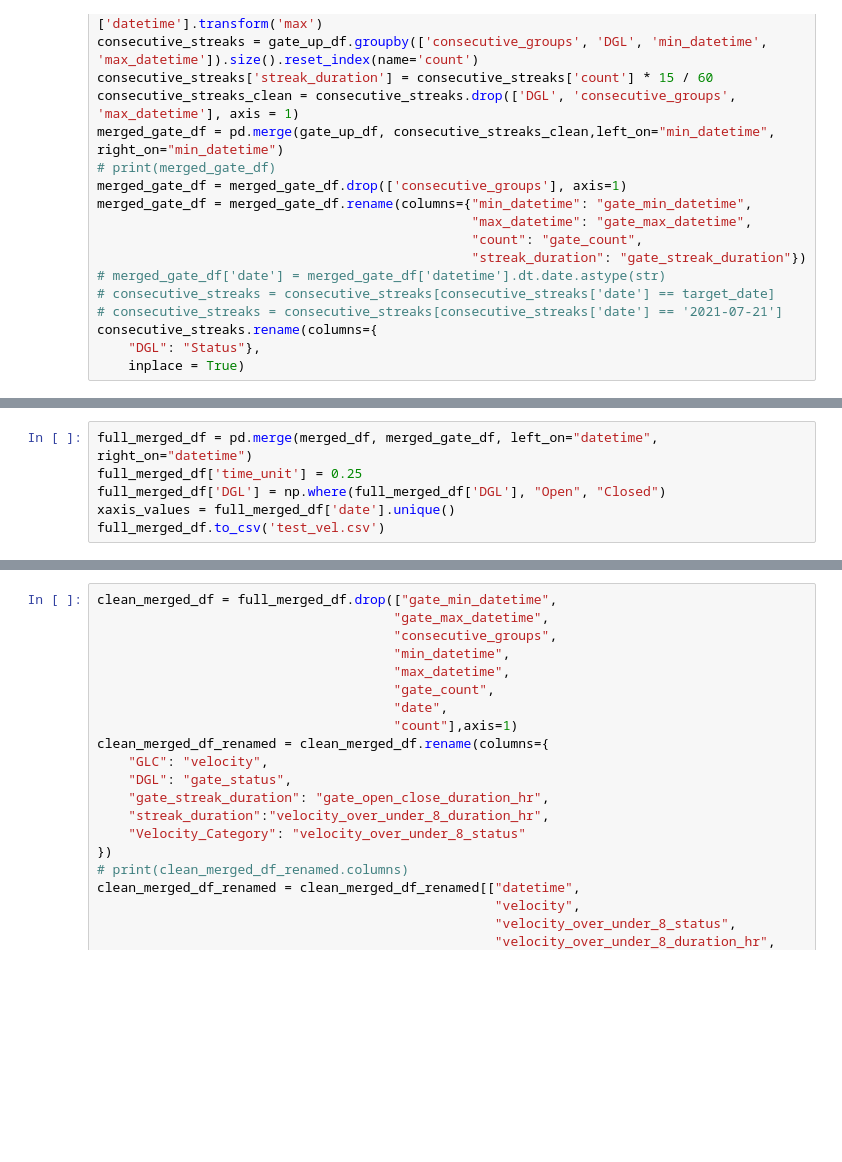
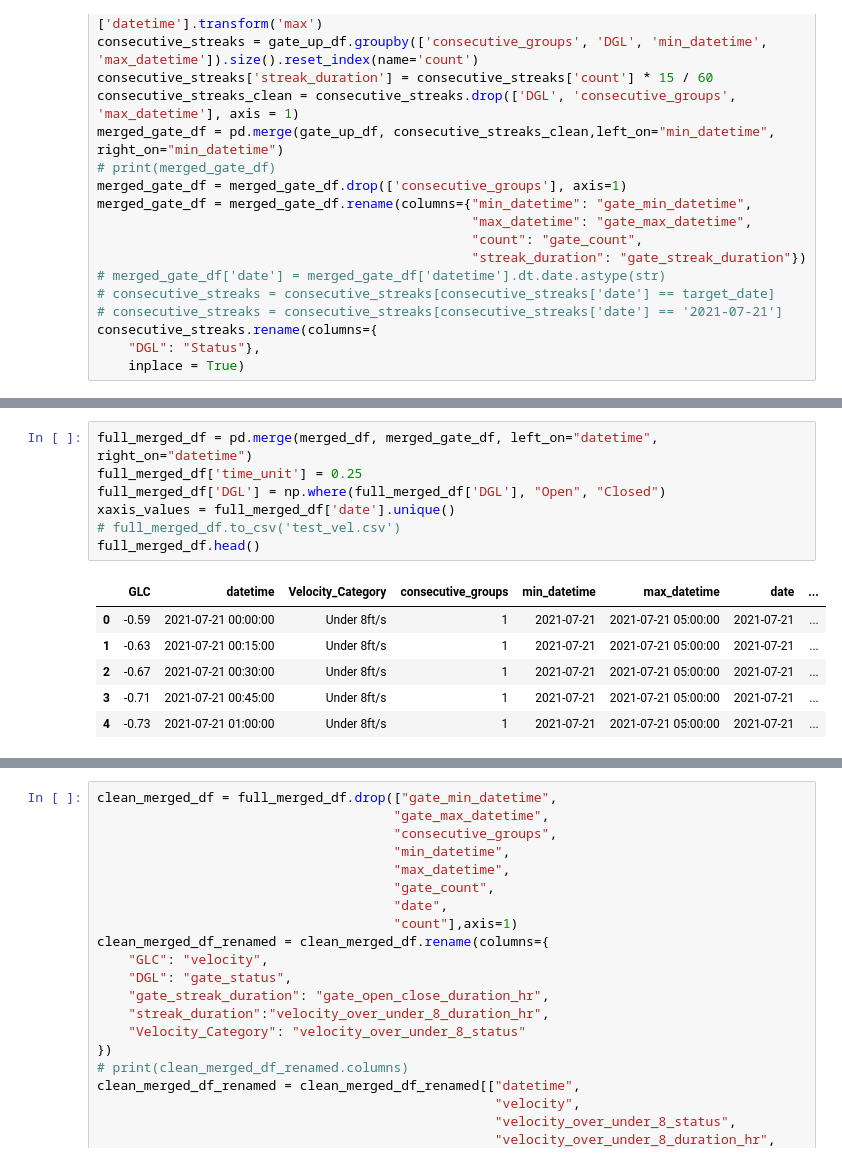
Before and after one commit to FlowWest/sdg-analysis, a Jupyter notebook: data_exploration.ipynb, the cells around one changed output, grey strips where cells are left out. Cells and saved outputs as stored; diff of their text form; blank space fills up the shorter version.

```diff
--- a/data_exploration.ipynb
+++ b/data_exploration.ipynb
@@ -303,9 +303,17 @@ chart.show()
 # %%
 full_merged_df = pd.merge(merged_df, merged_gate_df, left_on="datetime", right_on="datetime")
 full_merged_df['time_unit'] = 0.25
 full_merged_df['DGL'] = np.where(full_merged_df['DGL'], "Open", "Closed")
 xaxis_values = full_merged_df['date'].unique()
-full_merged_df.to_csv('test_vel.csv')
+# full_merged_df.to_csv('test_vel.csv')
+full_merged_df.head()
+# %% [output]
+|  | GLC | datetime | Velocity_Category | consecutive_groups | min_datetime | max_datetime | date | ... |
+| 0 | -0.59 | 2021-07-21 00:00:00 | Under 8ft/s | 1 | 2021-07-21 | 2021-07-21 05:00:00 | 2021-07-21 | ... |
+| 1 | -0.63 | 2021-07-21 00:15:00 | Under 8ft/s | 1 | 2021-07-21 | 2021-07-21 05:00:00 | 2021-07-21 | ... |
+| 2 | -0.67 | 2021-07-21 00:30:00 | Under 8ft/s | 1 | 2021-07-21 | 2021-07-21 05:00:00 | 2021-07-21 | ... |
+| 3 | -0.71 | 2021-07-21 00:45:00 | Under 8ft/s | 1 | 2021-07-21 | 2021-07-21 05:00:00 | 2021-07-21 | ... |
+| 4 | -0.73 | 2021-07-21 01:00:00 | Under 8ft/s | 1 | 2021-07-21 | 2021-07-21 05:00:00 | 2021-07-21 | ... |
 # %%
 interval = alt.selection_interval(encodings=['x'])
 line = alt.Chart(full_merged_df).mark_line(color = "darkblue").encode(
```
Also changed, not shown: parts of 1 cell of this notebook.
